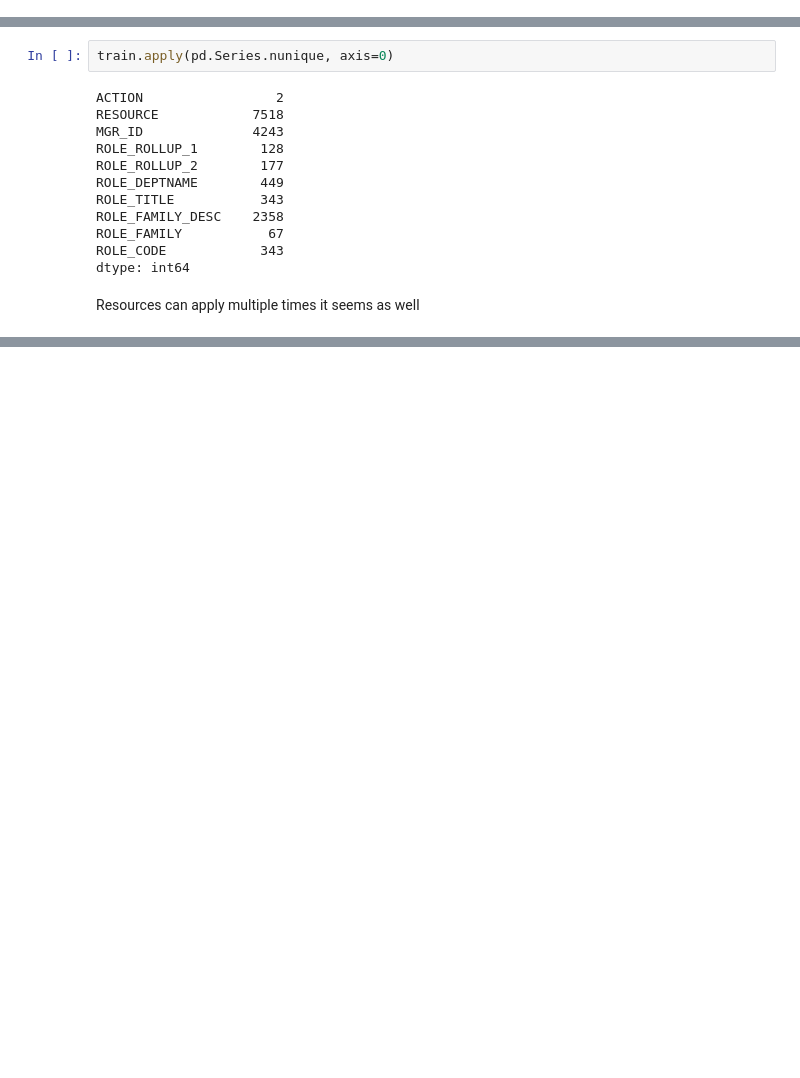
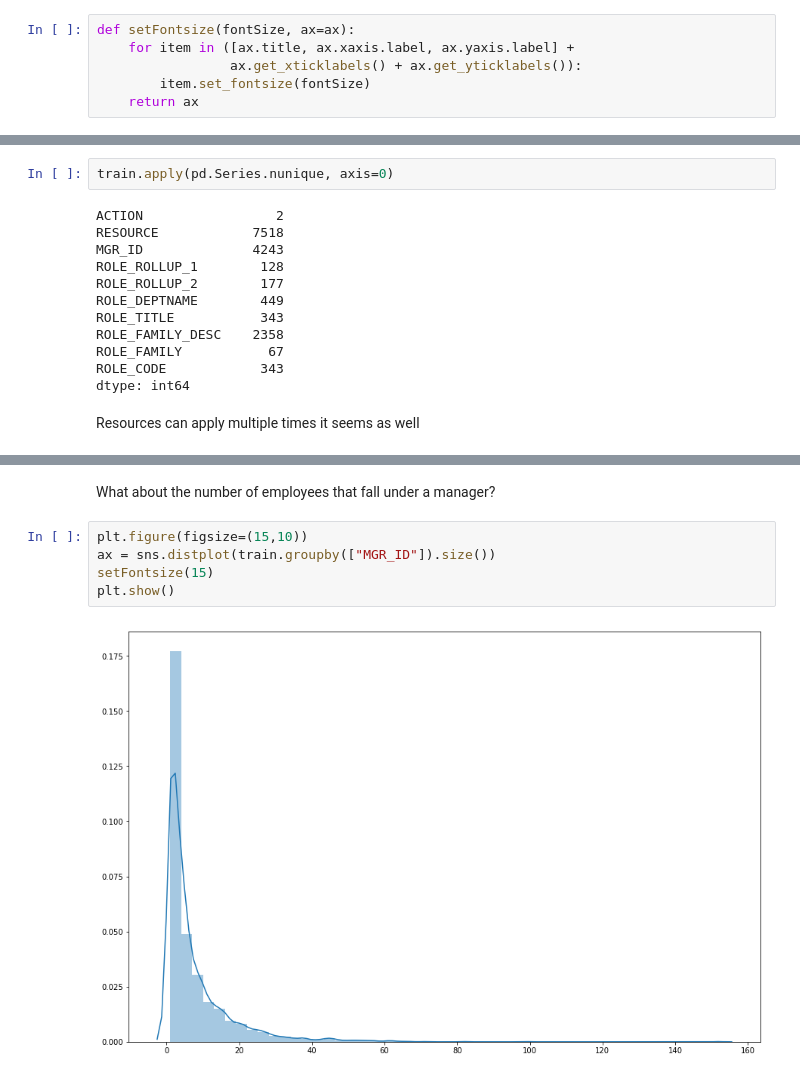
Before and after one commit to kilcoole/amazon-employee-access, a Jupyter notebook: EDA.ipynb, the cells around one changed output, grey strips where cells are left out. Saved outputs shown, nothing was run; the diff lists cells and outputs as text; blank space fills up the shorter version.

```diff
--- a/EDA.ipynb
+++ b/EDA.ipynb
@@ -15,4 +13,10 @@ import ipywidgets as ipyw
 %matplotlib inline
+# %%
+def setFontsize(fontSize, ax=ax):
+    for item in ([ax.title, ax.xaxis.label, ax.yaxis.label] +
+                 ax.get_xticklabels() + ax.get_yticklabels()):
+        item.set_fontsize(fontSize)
+    return ax
 # %%
 train = pd.read_csv("./data/all/train.csv")
 # %%
@@ -101,0 +96,9 @@ sns.barplot(data=train.groupby(["RESOURCE"]).size().sort_values(ascending=False)
+# %% [markdown]
+What about the number of employees that fall under a manager?
+# %%
+plt.figure(figsize=(15,10))
+ax = sns.distplot(train.groupby(["MGR_ID"]).size())
+setFontsize(15)
+plt.show()
+# %% [output]
+[figure, added]
```
Also changed, not shown: parts of 11 cells of this notebook.
